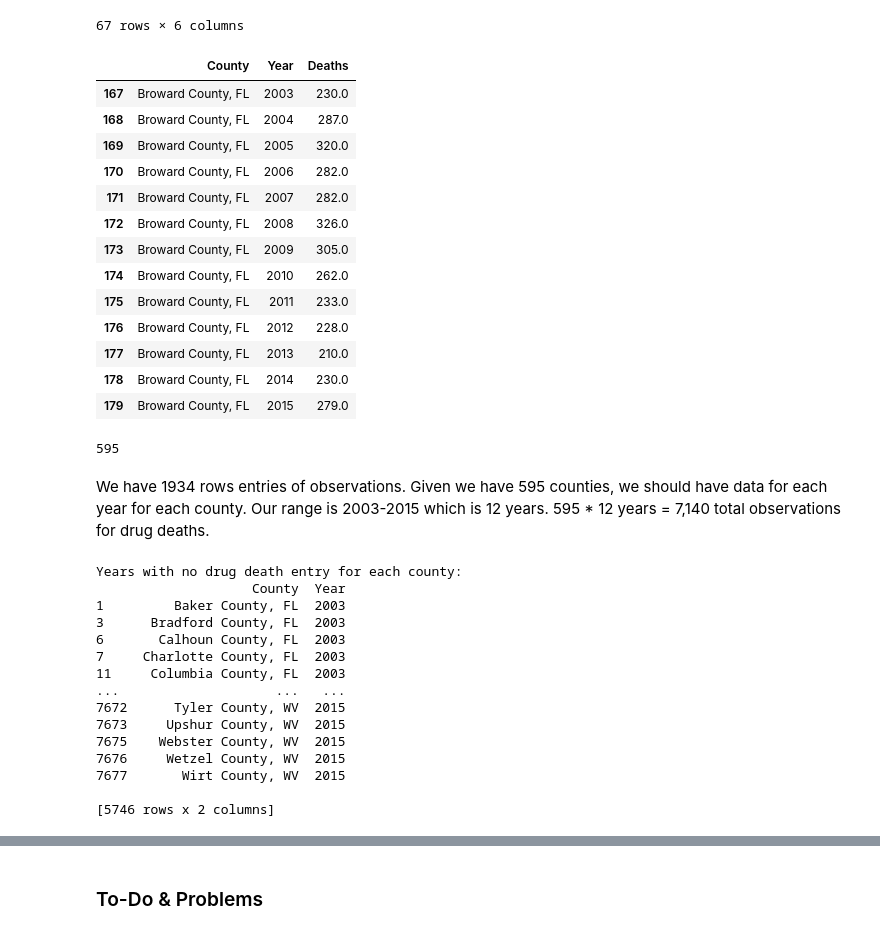
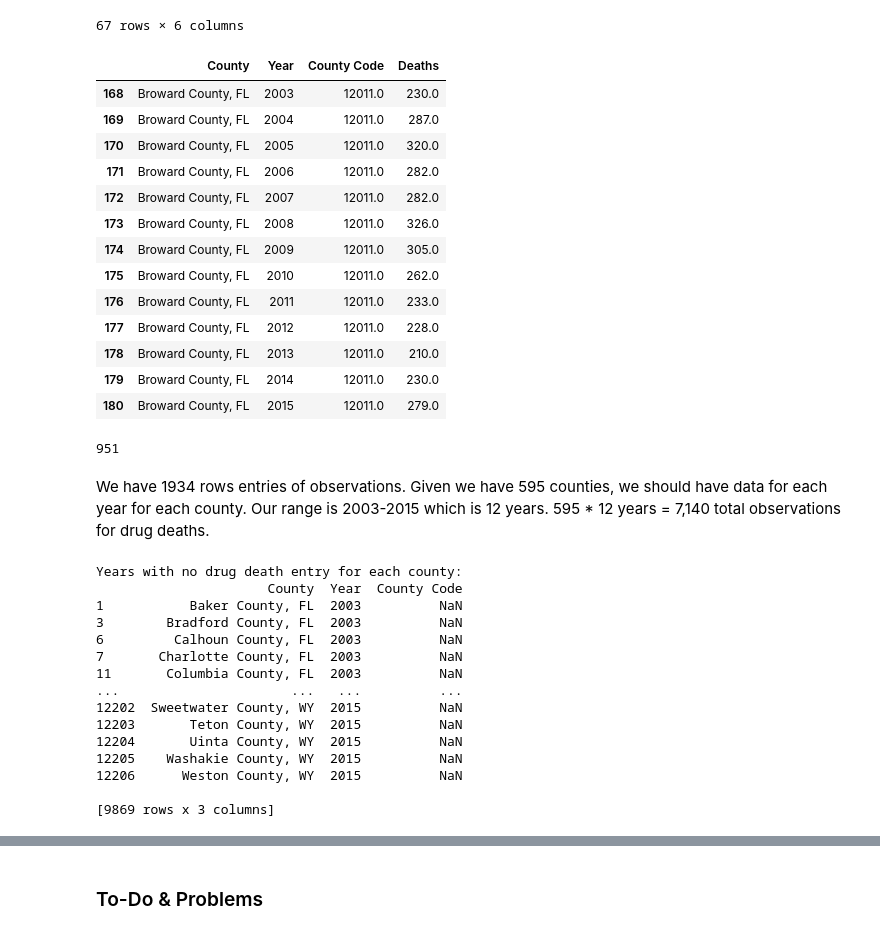
Before and after one commit to MIDS-at-Duke/opioid-2023-kml, a Jupyter notebook: cleaning_us_vital/load_us_vital.ipynb, the cells around one changed output, grey strips where cells are left out. Cells and saved outputs as stored; diff of their text form; code cells hidden in the pictures.

Commit message:
forgot county codes

```diff
--- a/cleaning_us_vital/load_us_vital.ipynb
+++ b/cleaning_us_vital/load_us_vital.ipynb
@@ -37,7 +37,7 @@ overdoses["County"].head(10)
 Name: County, dtype: object
 # %%
 # Here we subset by the policy states. We will need to add the control states.
-selected_states = ["FL", "TX", "WA", "WV", "TN", "OH"]
+selected_states = ["FL", "TX", "WA", "WV", "TN", "OH", "NE", "WY", "KS", "OR", "IL"]
 
 filtered_df = overdoses[overdoses["County"].notna()]
 filtered_df = filtered_df[filtered_df["County"].str.endswith(tuple(selected_states))]
@@ -134,34 +134,36 @@ filtered_df[filtered_df["County"] == "Broward County, FL"]
 # %%
 filtered_df["Deaths"] = pd.to_numeric(filtered_df["Deaths"], errors="coerce")
 
 # Filter rows where the cause is 'Drug Causes'
 drug_causes_df = filtered_df[filtered_df["Drug/Alcohol Induced Cause"] == "Drug Causes"]
 
 # Group by 'County' and 'Year', then sum the 'Deaths'
 result_df = (
-    drug_causes_df.groupby(["County", "Year"]).agg({"Deaths": "sum"}).reset_index()
+    drug_causes_df.groupby(["County", "Year", "County Code"])
+    .agg({"Deaths": "sum"})
+    .reset_index()
 )
 result_df[result_df["County"] == "Broward County, FL"]
 # %% [output]
-|  | County | Year | Deaths |
-| 167 | Broward County, FL | 2003 | 230.0 |
-| 168 | Broward County, FL | 2004 | 287.0 |
-| 169 | Broward County, FL | 2005 | 320.0 |
-| 170 | Broward County, FL | 2006 | 282.0 |
-| 171 | Broward County, FL | 2007 | 282.0 |
-| 172 | Broward County, FL | 2008 | 326.0 |
-| 173 | Broward County, FL | 2009 | 305.0 |
-| 174 | Broward County, FL | 2010 | 262.0 |
-| 175 | Broward County, FL | 2011 | 233.0 |
-| 176 | Broward County, FL | 2012 | 228.0 |
-| 177 | Broward County, FL | 2013 | 210.0 |
-| 178 | Broward County, FL | 2014 | 230.0 |
-| 179 | Broward County, FL | 2015 | 279.0 |
+|  | County | Year | County Code | Deaths |
+| 168 | Broward County, FL | 2003 | 12011.0 | 230.0 |
+| 169 | Broward County, FL | 2004 | 12011.0 | 287.0 |
+| 170 | Broward County, FL | 2005 | 12011.0 | 320.0 |
+| 171 | Broward County, FL | 2006 | 12011.0 | 282.0 |
+| 172 | Broward County, FL | 2007 | 12011.0 | 282.0 |
+| 173 | Broward County, FL | 2008 | 12011.0 | 326.0 |
+| 174 | Broward County, FL | 2009 | 12011.0 | 305.0 |
+| 175 | Broward County, FL | 2010 | 12011.0 | 262.0 |
+| 176 | Broward County, FL | 2011 | 12011.0 | 233.0 |
+| 177 | Broward County, FL | 2012 | 12011.0 | 228.0 |
+| 178 | Broward County, FL | 2013 | 12011.0 | 210.0 |
+| 179 | Broward County, FL | 2014 | 12011.0 | 230.0 |
+| 180 | Broward County, FL | 2015 | 12011.0 | 279.0 |
 # %%
 # 595 total counties
 filtered_df["County"].unique().size
 # %% [output]
-595
+951
 # %% [markdown]
 We have 1934 rows entries of observations. Given we have 595 counties, we should have data for each year for each county. Our range is 2003-2015 which is 12 years. 595 * 12 years = 7,140 total observations for drug deaths.
 # %%
@@ -170,7 +172,9 @@ import os
 all_counties_years = filtered_df[["County", "Year"]].drop_duplicates()
 
 # Merge the original DataFrame with the complete set
-merged_df = pd.merge(all_counties_years, result_df, on=["County", "Year"], how="left")
+merged_df = pd.merge(
+    all_counties_years, result_df, on=["County", "Year", "County Code"], how="left"
+)
 
 # Identify rows where there is no drug death entry
 no_drug_death_entries = merged_df[merged_df["Deaths"].isna()]
@@ -188,20 +192,20 @@ output_file_path = os.path.join("state_text_files", "counties_with_missingDeaths
 no_drug_death_entries.to_csv(output_file_path, sep="\t", index=False)
 # %% [output]
 Years with no drug death entry for each county:
-                    County  Year
-1         Baker County, FL  2003
-3      Bradford County, FL  2003
-6       Calhoun County, FL  2003
-7     Charlotte County, FL  2003
-11     Columbia County, FL  2003
-...                    ...   ...
-7672      Tyler County, WV  2015
-7673     Upshur County, WV  2015
-7675    Webster County, WV  2015
-7676     Wetzel County, WV  2015
-7677       Wirt County, WV  2015
+                      County  Year  County Code
+1           Baker County, FL  2003          NaN
+3        Bradford County, FL  2003          NaN
+6         Calhoun County, FL  2003          NaN
+7       Charlotte County, FL  2003          NaN
+11       Columbia County, FL  2003          NaN
+...                      ...   ...          ...
+12202  Sweetwater County, WY  2015          NaN
+12203       Teton County, WY  2015          NaN
+12204       Uinta County, WY  2015          NaN
+12205    Washakie County, WY  2015          NaN
+12206      Weston County, WY  2015          NaN
 
-[5746 rows x 2 columns]
+[9869 rows x 3 columns]
 # %%
 output_file_path1 = os.path.join("state_text_files", "drug_deaths.txt")
 result_df.to_csv(output_file_path1, sep="\t", index=False)
```
Also changed, not shown: parts of 4 cells of this notebook, 4 other files.
